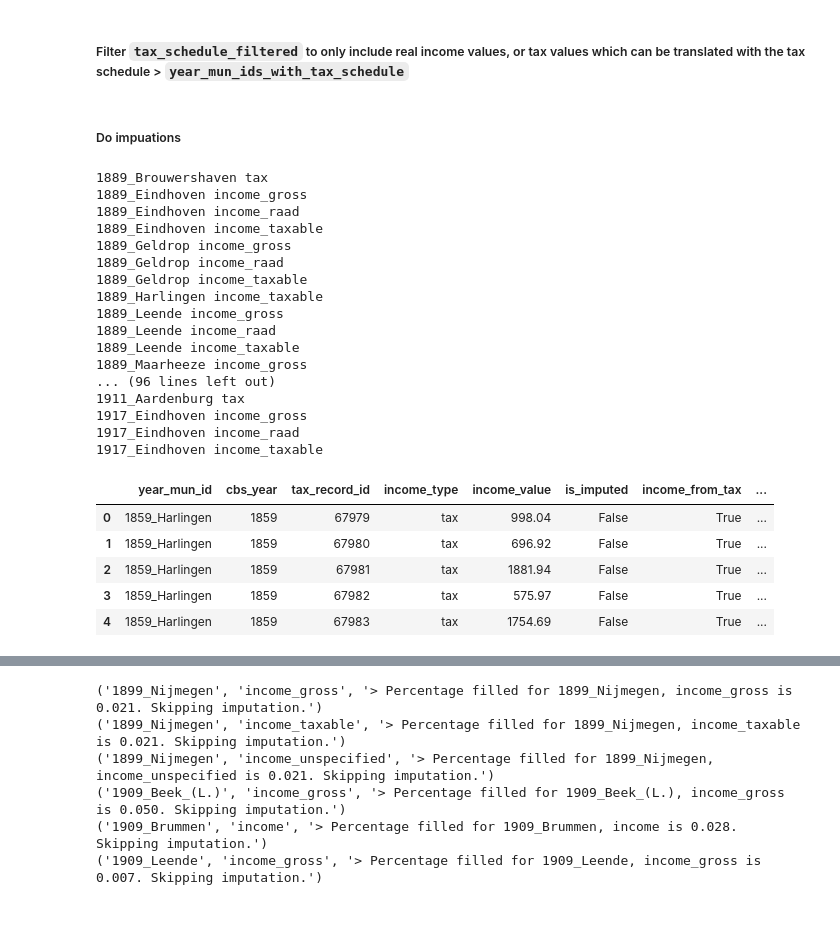
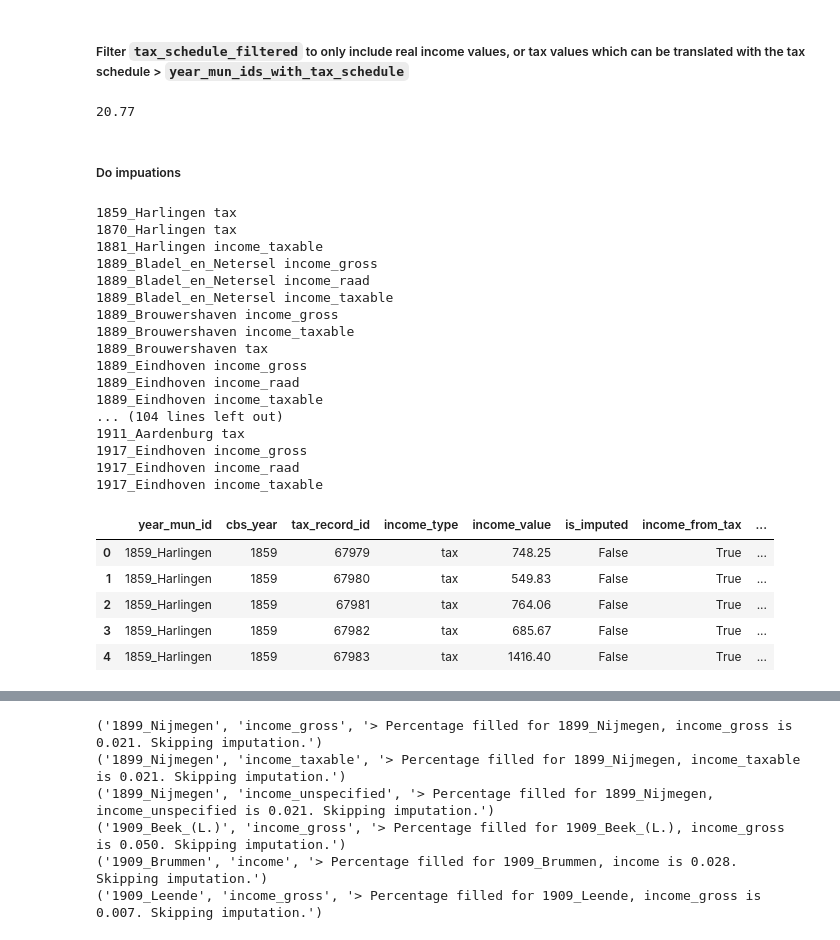
Before and after one commit to HIP-NL/imputations, a Jupyter notebook: python/impute_python_v2.ipynb, the cells around one changed output, grey strips where cells are left out. Saved outputs shown, nothing was run; the diff lists cells and outputs as text; code cells hidden in the pictures.

```diff
--- a/python/impute_python_v2.ipynb
+++ b/python/impute_python_v2.ipynb
@@ -202,25 +209,25 @@ cbs_sum_large_filt
 # cbs_large.head()
 # %%
 # Make long format from cbs_sum_large_filt
-cbs_large_long = cbs_sum_large_filt.copy()
+cbs_large_long_prep = cbs_sum_large_filt.copy()
 
 # rename refpop column
-cbs_large_long.rename(columns={"refpop" : "refpop_catprop"}, inplace=True)
+cbs_large_long_prep.rename(columns={"refpop" : "refpop_catprop"}, inplace=True)
 # replace 0 in refpop_catprop with nan
-cbs_large_long.loc[cbs_large_long.refpop_catprop == 0, 'refpop_catprop'] = np.nan
+cbs_large_long_prep.loc[cbs_large_long_prep.refpop_catprop == 0, 'refpop_catprop'] = np.nan
 
 # add refpop_brp column with beroepsbevolking
-cbs_large_long["refpop_brp"] = cbs_large_long.beroepsbevolking
+cbs_large_long_prep["refpop_brp"] = cbs_large_long_prep.beroepsbevolking
 # replace 0 with nan
-cbs_large_long.loc[cbs_large_long.refpop_brp == 0, 'refpop_brp'] = np.nan
+cbs_large_long_prep.loc[cbs_large_long_prep.refpop_brp == 0, 'refpop_brp'] = np.nan
 
 # add refpop_hh column with cat1
-cbs_large_long["refpop_hh"] = cbs_large_long.cat1
+cbs_large_long_prep["refpop_hh"] = cbs_large_long_prep.cat1
 # replace 0 with nan
-cbs_large_long.loc[cbs_large_long.refpop_hh == 0, 'refpop_hh'] = np.nan
+cbs_large_long_prep.loc[cbs_large_long_prep.refpop_hh == 0, 'refpop_hh'] = np.nan
 
 # make long format with year_mun_id as index, and the refpop columns as values
-cbs_large_long = cbs_large_long.set_index('year_mun_id')[['refpop_catprop', 'refpop_brp', 'refpop_hh']].stack().reset_index().rename(columns={'level_1' : 'refpop_source', 0 : 'refpop'})
+cbs_large_long = cbs_large_long_prep.set_index('year_mun_id')[['refpop_catprop', 'refpop_brp', 'refpop_hh']].stack().reset_index().rename(columns={'level_1' : 'refpop_source', 0 : 'refpop'})
 
 # make refpop integer
 cbs_large_long.refpop = cbs_large_long.refpop.astype(int)
@@ -446,7 +457,7 @@ def find_class(df, tax_schedule, tax_value_column="tax"):
     tax_schedule = tax_schedule.sort_values(by='min_tax')
 
     bins = pd.IntervalIndex.from_tuples(tax_schedule[['min_tax', 'tax']].apply(tuple, axis=1), closed='both')
-    labels = grp_tax_schedule['class_nr'].tolist()
+    labels = tax_schedule['class_nr'].tolist()
 
     # Cut the data. You will have to cast it to float before using it.
     df['class_nr'] = pd.cut(df[tax_value_column], bins=bins).cat.codes
@@ -461,6 +472,8 @@ def simulate_and_impute_incomes(grp, year_mun_id, n_missing, tax_schedule, n_ite
     grp['class_nr'] = find_class(grp, tax_schedule, "tax_value")
     # get class table
     class_table = get_class_table(grp, tax_schedule, 'class_nr')
+    # sort class_table by index (class_nr)
+    class_table.sort_index(inplace=True)
 
     # Here, `args` represents variables you need for `impute_and_calc_gini()`
     # like `n_missing` and `class_table`, you need to replace it with your actual variables.
@@ -559,7 +592,7 @@ tax_records_long_income
 # Calculate the number of rows per year_mun_id
 rows_per_year_mun_id = tax_records.groupby("year_mun_id").size()
 # calculate percentage filled
-percentage_filled = tax_records_long_income_grp.apply(lambda x : x.shape[0] / rows_per_year_mun_id[x.year_mun_id.unique()[0]])
+percentage_filled = tax_records_long_income.groupby(["year_mun_id", "income_type"]).apply(lambda x : x.shape[0] / rows_per_year_mun_id[x.year_mun_id.unique()[0]])
 percentage_filled.head()
 # %% [output]
 year_mun_id             income_type
@@ -665,6 +698,10 @@ tax_schedule_filtered.head()
 | 4 | 5 | 1901 | 2500 | <NA> | 30.0 | <NA> | 1859 | Harlingen 1859 form 2.xlsx | ... |
 # %% [markdown]
 ##### Filter `tax_schedule_filtered` to only include real income values, or tax values which can be translated with the tax schedule > `year_mun_ids_with_tax_schedule`
+# %%
+(22.89 - 18.65)/ 2 + 18.65
+# %% [output]
+20.77
 # %%
 # filter tax_records_long_income
 
@@ -690,9 +727,9 @@ cbs_large_long_grp = cbs_large_long.groupby('year_mun_id')
 tax_schedule_filtered_grp = tax_schedule_filtered.groupby('year_mun_id')
 
 
-# imputed_dfs_all = []
-# gini_summaries = []
-# skiped_year_mun_ids = []
+imputed_dfs_all = []
+gini_summaries = []
+skiped_year_mun_ids = []
 
 done_year_mun_ids = [(i.year_mun_id.iloc[0], i.income_type.iloc[0]) for i in imputed_dfs_all]
 
@@ -777,44 +814,44 @@ for (year_mun_id, income_type), grp in tax_records_long_income_grp:
         # concat grp with imputed_df
         imputed_df = pd.concat([grp, imputed_df], ignore_index=True)
         # set refpop_source to the refpop_source value (the grp df has 'naive' as refpop_source)
         imputed_df["refpop_source"] = refpop_row["refpop_source"]
 
         # add imputed_df to imputed_dfs
         imputed_dfs.append(imputed_df)
 
     # concat all imputed_dfs
     imputed_df_year_mun = pd.concat(imputed_dfs, ignore_index=True)
     # add imputed_df_year_mun to imputed_dfs_all
     imputed_dfs_all.append(imputed_df_year_mun)
 
 
 # concat all imputed_dfs_all
 imputed_df_all = pd.concat(imputed_dfs_all, ignore_index=True)
 
 # round income_value to 2 decimals
 imputed_df_all["income_value"] = imputed_df_all["income_value"].astype(float).round(2)
 imputed_df_all.head()
 # %% [output]
+1859_Harlingen tax
+1870_Harlingen tax
+1881_Harlingen income_taxable
+1889_Bladel_en_Netersel income_gross
+1889_Bladel_en_Netersel income_raad
+1889_Bladel_en_Netersel income_taxable
+1889_Brouwershaven income_gross
+1889_Brouwershaven income_taxable
 1889_Brouwershaven tax
 1889_Eindhoven income_gross
 1889_Eindhoven income_raad
 1889_Eindhoven income_taxable
-1889_Geldrop income_gross
-1889_Geldrop income_raad
-1889_Geldrop income_taxable
-1889_Harlingen income_taxable
-1889_Leende income_gross
-1889_Leende income_raad
-1889_Leende income_taxable
-1889_Maarheeze income_gross
-... (96 lines left out)
+... (104 lines left out)
 1911_Aardenburg tax
 1917_Eindhoven income_gross
 1917_Eindhoven income_raad
 1917_Eindhoven income_taxable
 |  | year_mun_id | cbs_year | tax_record_id | income_type | income_value | is_imputed | income_from_tax | ... |
-| 0 | 1859_Harlingen | 1859 | 67979 | tax | 998.04 | False | True | ... |
-| 1 | 1859_Harlingen | 1859 | 67980 | tax | 696.92 | False | True | ... |
-| 2 | 1859_Harlingen | 1859 | 67981 | tax | 1881.94 | False | True | ... |
-| 3 | 1859_Harlingen | 1859 | 67982 | tax | 575.97 | False | True | ... |
-| 4 | 1859_Harlingen | 1859 | 67983 | tax | 1754.69 | False | True | ... |
+| 0 | 1859_Harlingen | 1859 | 67979 | tax | 748.25 | False | True | ... |
+| 1 | 1859_Harlingen | 1859 | 67980 | tax | 549.83 | False | True | ... |
+| 2 | 1859_Harlingen | 1859 | 67981 | tax | 764.06 | False | True | ... |
+| 3 | 1859_Harlingen | 1859 | 67982 | tax | 685.67 | False | True | ... |
+| 4 | 1859_Harlingen | 1859 | 67983 | tax | 1416.40 | False | True | ... |
```
Also changed, not shown: parts of 41 cells of this notebook, 11 other files.
